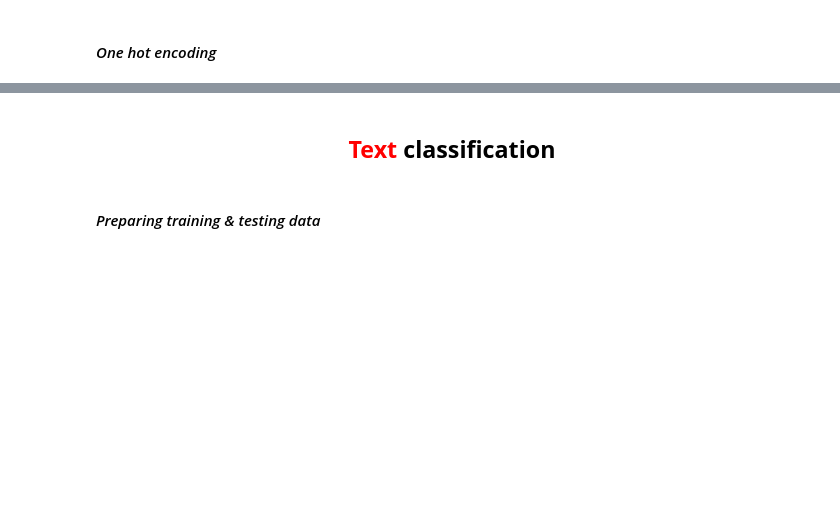
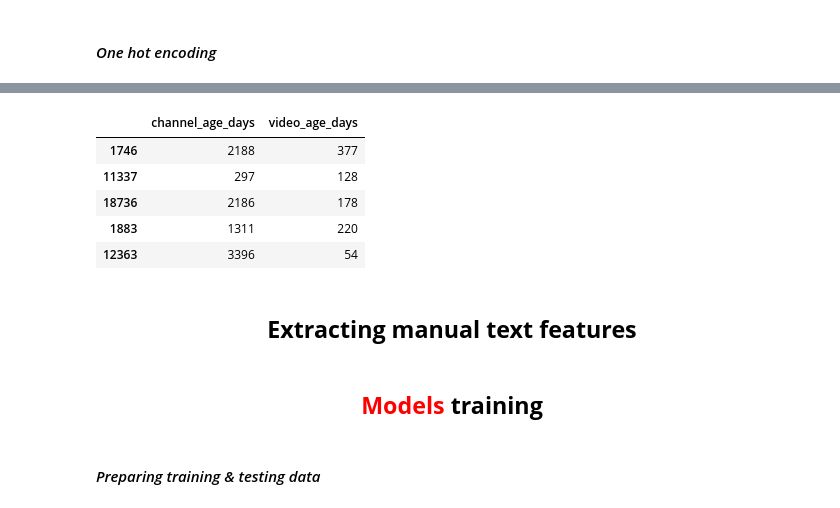
Before and after one commit to muabdalaleam/youtube-gaming-analysis, a Jupyter notebook: ML & NLP analysis/NLP.ipynb, the cells around one changed output, grey strips where cells are left out. Drawn from its saved outputs; the diff is of its cells as text; code cells hidden in the pictures; blank space fills up the shorter version.

```diff
--- a/ML & NLP analysis/NLP.ipynb
+++ b/ML & NLP analysis/NLP.ipynb
@@ -572,5 +558,27 @@ df["cat_comment_count"] = df["cat_comment_count"].replace({"from 1 to 75": 1, "f
+# %%
+import pytz
+
+today = datetime.utcnow().strftime("%Y-%m-%d")
+today = datetime.strptime(today, "%Y-%m-%d")
+
+channel_age = today - pd.to_datetime(df["date"])
+df["channel_age_days"] = channel_age.dt.days.astype(int)
+
+video_age = today - pd.to_datetime(df["publishedAt"]).dt.tz_localize(None)
+df["video_age_days"] = video_age.dt.days.astype(np.uint16)
+# %%
+display(df[["channel_age_days", "video_age_days"]][:5])
+# %% [output]
+|  | channel_age_days | video_age_days |
+| 1746 | 2188 | 377 |
+| 11337 | 297 | 128 |
+| 18736 | 2186 | 178 |
+| 1883 | 1311 | 220 |
+| 12363 | 3396 | 54 |
+# %% [markdown]
+## <center>**Extracting manual text features**
 # %% [markdown]
-## <center><strong><span style = "color: red">Text</span> classification
+## <center><strong><span style = "color: red">Models</span> training
 # %% [markdown]
 #### *Preparing training & testing data*
 # %%
```
Also changed, not shown: parts of 17 cells of this notebook, 15 other files.
